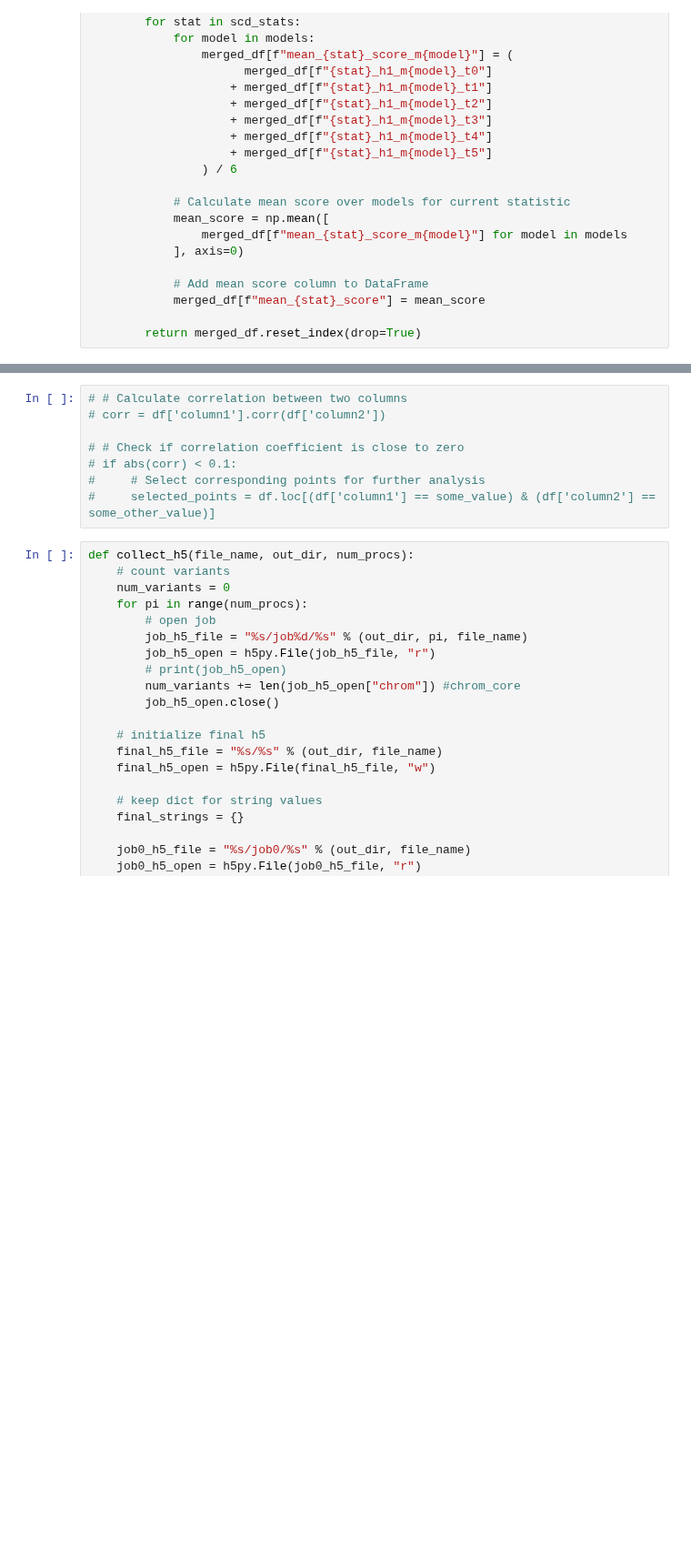
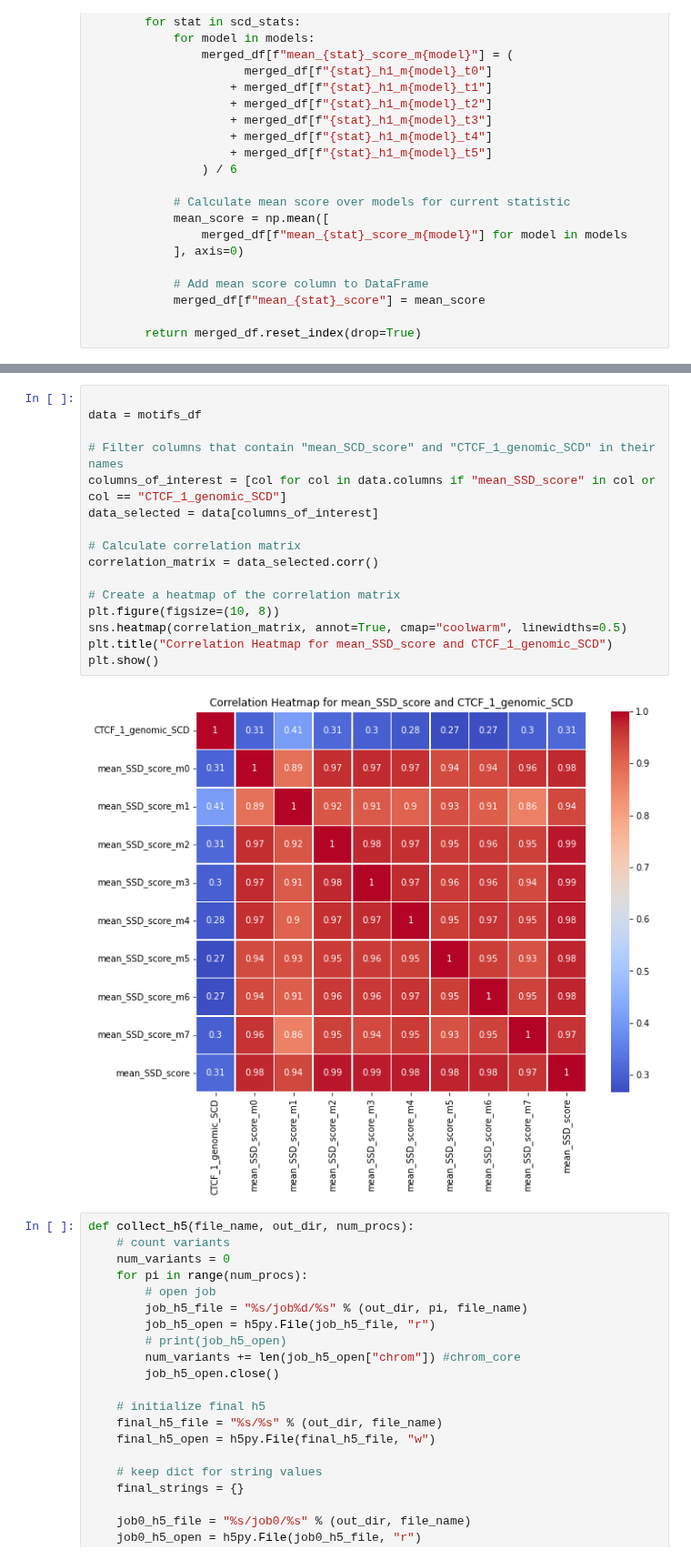
Before and after one commit to Fudenberg-Research-Group/akita_utils, a Jupyter notebook: bin/insert_experiments/analysis/CTCF_motif_deletion_vs_insertion.ipynb, the cells around one changed output, grey strips where cells are left out. Shown at 91% size. Drawn from its saved outputs; the diff is of its cells as text; blank space fills up the shorter version.

```diff
--- a/bin/insert_experiments/analysis/CTCF_motif_deletion_vs_insertion.ipynb
+++ b/bin/insert_experiments/analysis/CTCF_motif_deletion_vs_insertion.ipynb
@@ -118,11 +163,21 @@ plt.show()
 # %%
-# # Calculate correlation between two columns
-# corr = df['column1'].corr(df['column2'])
 
-# # Check if correlation coefficient is close to zero
-# if abs(corr) < 0.1:
-#     # Select corresponding points for further analysis
-#     selected_points = df.loc[(df['column1'] == some_value) & (df['column2'] == some_other_value)]
+data = motifs_df
+
+# Filter columns that contain "mean_SCD_score" and "CTCF_1_genomic_SCD" in their names
+columns_of_interest = [col for col in data.columns if "mean_SSD_score" in col or col == "CTCF_1_genomic_SCD"]
+data_selected = data[columns_of_interest]
+
+# Calculate correlation matrix
+correlation_matrix = data_selected.corr()
+
+# Create a heatmap of the correlation matrix
+plt.figure(figsize=(10, 8))
+sns.heatmap(correlation_matrix, annot=True, cmap="coolwarm", linewidths=0.5)
+plt.title("Correlation Heatmap for mean_SSD_score and CTCF_1_genomic_SCD")
+plt.show()
+# %% [output]
+[figure, added]
 # %%
 def collect_h5(file_name, out_dir, num_procs):
     # count variants
```
Also changed, not shown: parts of 12 cells of this notebook, 2 other files.
